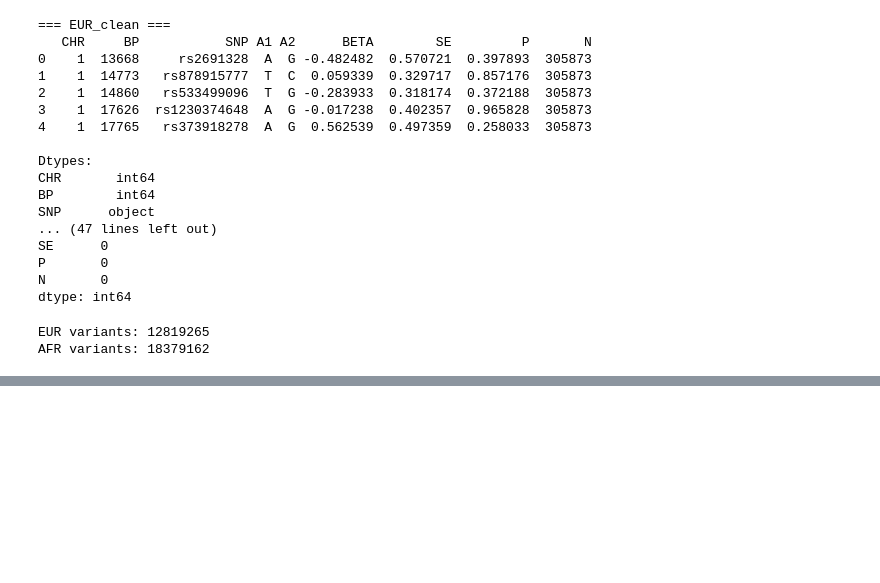
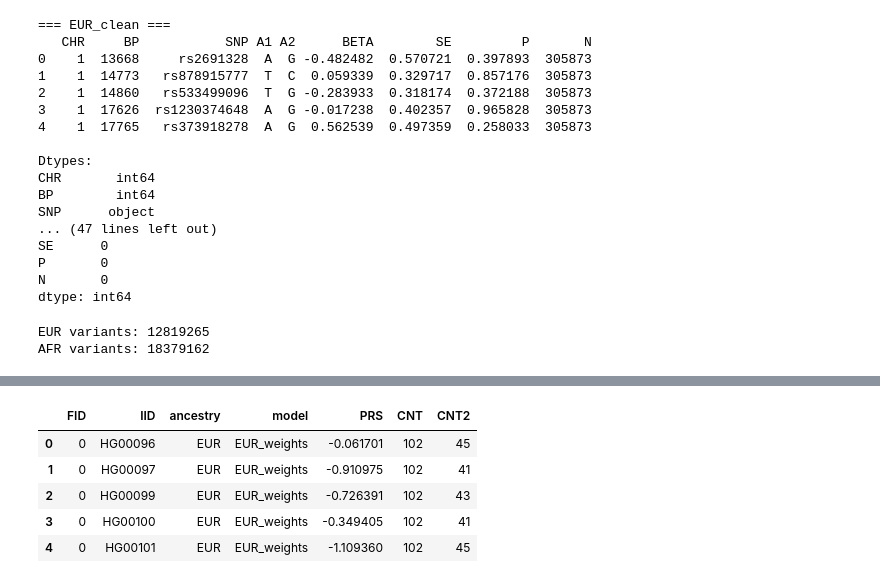
Before and after one commit to MAlam1802/begining-bioinformatics, a Jupyter notebook: Cross_Ancestry_PRS.ipynb, the cells around one changed output, grey strips where cells are left out. Saved outputs shown, nothing was run; the diff lists cells and outputs as text; code cells hidden in the pictures; blank space fills up the shorter version.

```diff
--- a/Cross_Ancestry_PRS.ipynb
+++ b/Cross_Ancestry_PRS.ipynb
@@ -244,0 +274,27 @@ AFR variants: 18379162
+# %%
+def prepare_profile(df, ancestry, model_label):
+    out = df.copy()
+    out["ancestry"] = ancestry
+    out["model"] = model_label
+    out = out.rename(columns={"SCORESUM": "PRS"})
+    # keep only relevant columns
+    return out[["FID", "IID", "ancestry", "model", "PRS", "CNT", "CNT2"]]
+
+eur_on_eur_long = prepare_profile(eur_on_eur, ancestry="EUR", model_label="EUR_weights")
+eur_on_afr_long = prepare_profile(eur_on_afr, ancestry="AFR", model_label="EUR_weights")
+afr_on_afr_long = prepare_profile(afr_on_afr, ancestry="AFR", model_label="AFR_weights")
+afr_on_eur_long = prepare_profile(afr_on_eur, ancestry="EUR", model_label="AFR_weights")
+
+prs_long = pd.concat(
+    [eur_on_eur_long, eur_on_afr_long, afr_on_afr_long, afr_on_eur_long],
+    ignore_index=True
+)
+
+prs_long.head()
+# %% [output]
+|  | FID | IID | ancestry | model | PRS | CNT | CNT2 |
+| 0 | 0 | HG00096 | EUR | EUR_weights | -0.061701 | 102 | 45 |
+| 1 | 0 | HG00097 | EUR | EUR_weights | -0.910975 | 102 | 41 |
+| 2 | 0 | HG00099 | EUR | EUR_weights | -0.726391 | 102 | 43 |
+| 3 | 0 | HG00100 | EUR | EUR_weights | -0.349405 | 102 | 41 |
+| 4 | 0 | HG00101 | EUR | EUR_weights | -1.109360 | 102 | 45 |
```
Also changed, not shown: parts of 6 cells of this notebook.
